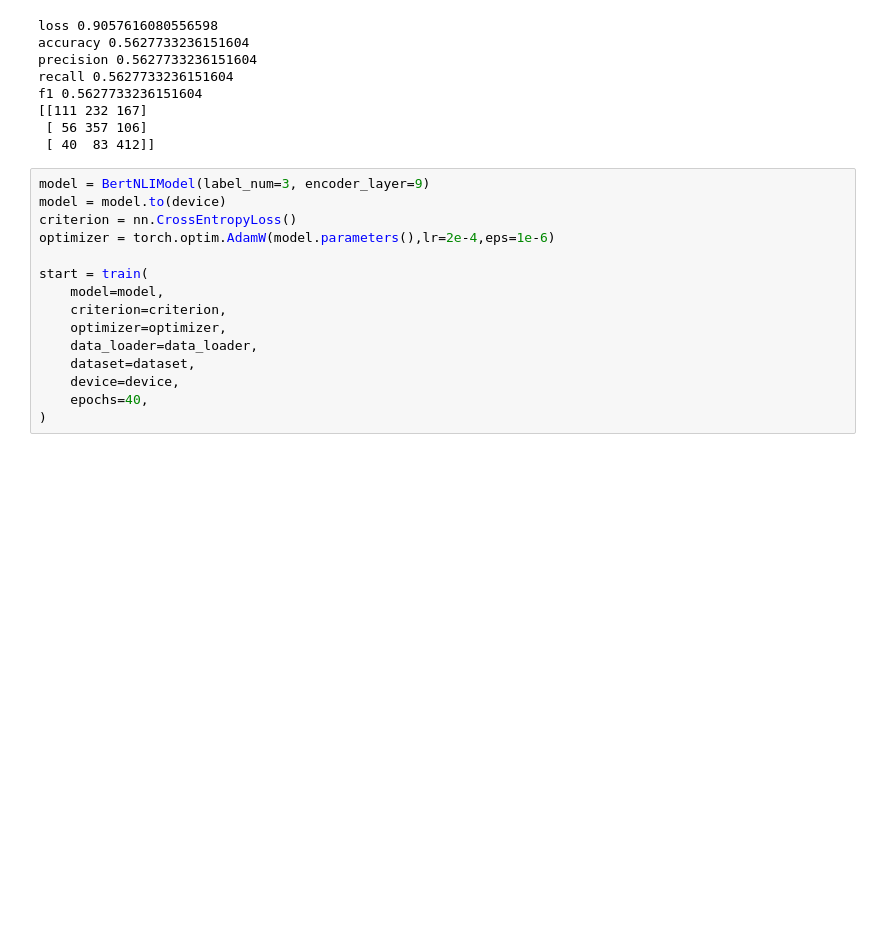
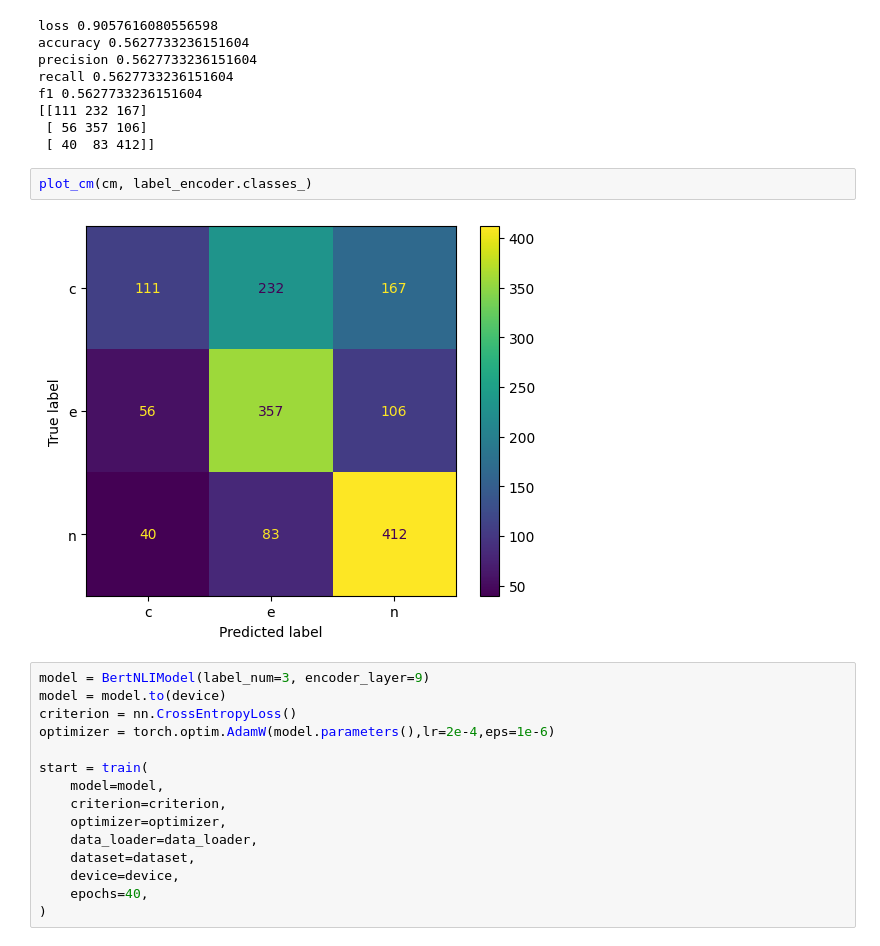
Before and after one commit to 1-1is0/farstail-nli-taks, a Jupyter notebook: q01-models-01.ipynb, the cells around one changed output. Cells and saved outputs as stored; diff of their text form; blank space fills up the shorter version.

```diff
--- a/q01-models-01.ipynb
+++ b/q01-models-01.ipynb
@@ -445,6 +428,10 @@ f1 0.5627733236151604
 [[111 232 167]
  [ 56 357 106]
  [ 40  83 412]]
+# %%
+plot_cm(cm, label_encoder.classes_)
+# %% [output]
+[figure, added]
 # %%
 model = BertNLIModel(label_num=3, encoder_layer=9)
 model = model.to(device)
```
Also changed, not shown: parts of 12 cells of this notebook, 4 other files.
